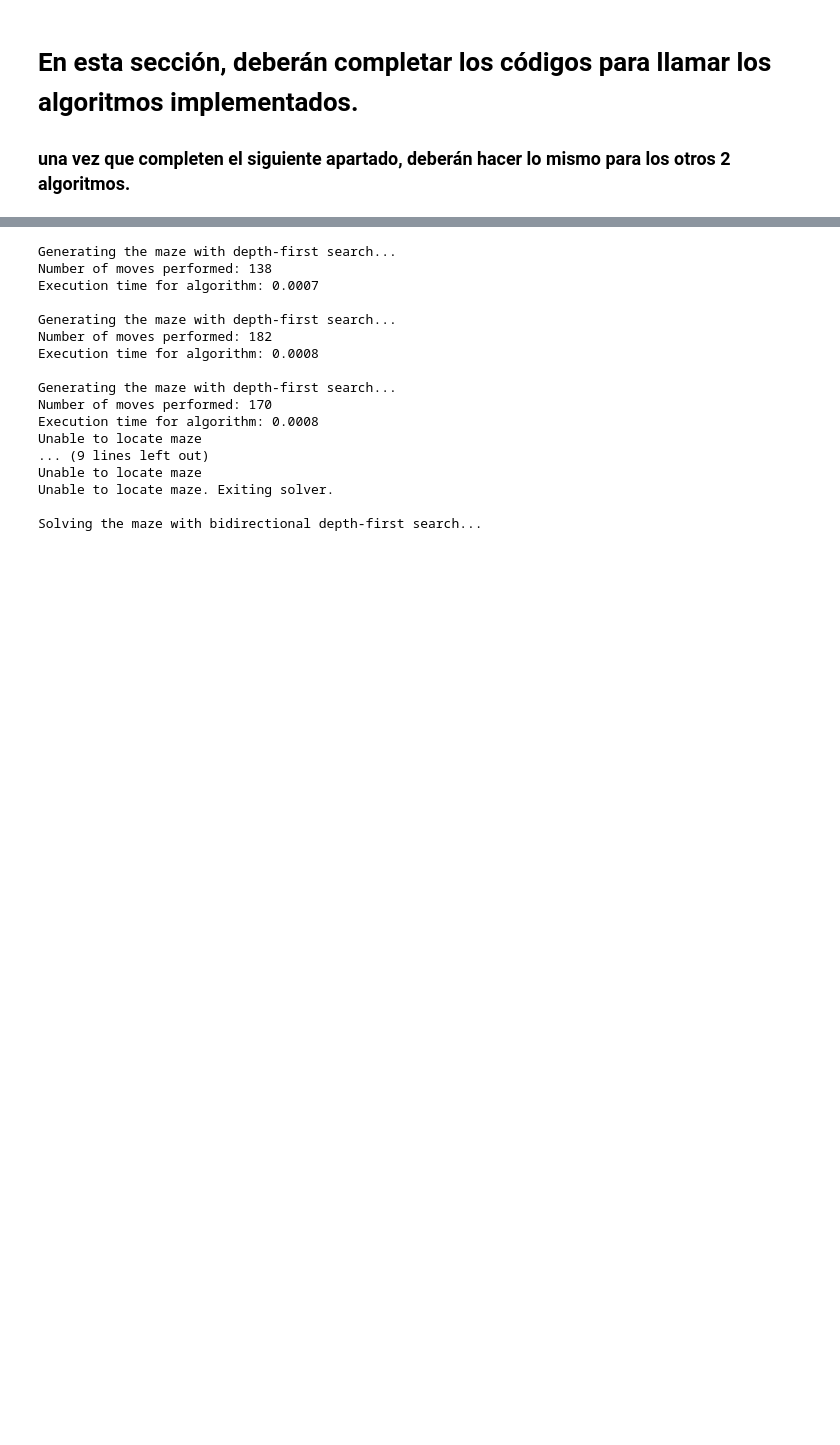
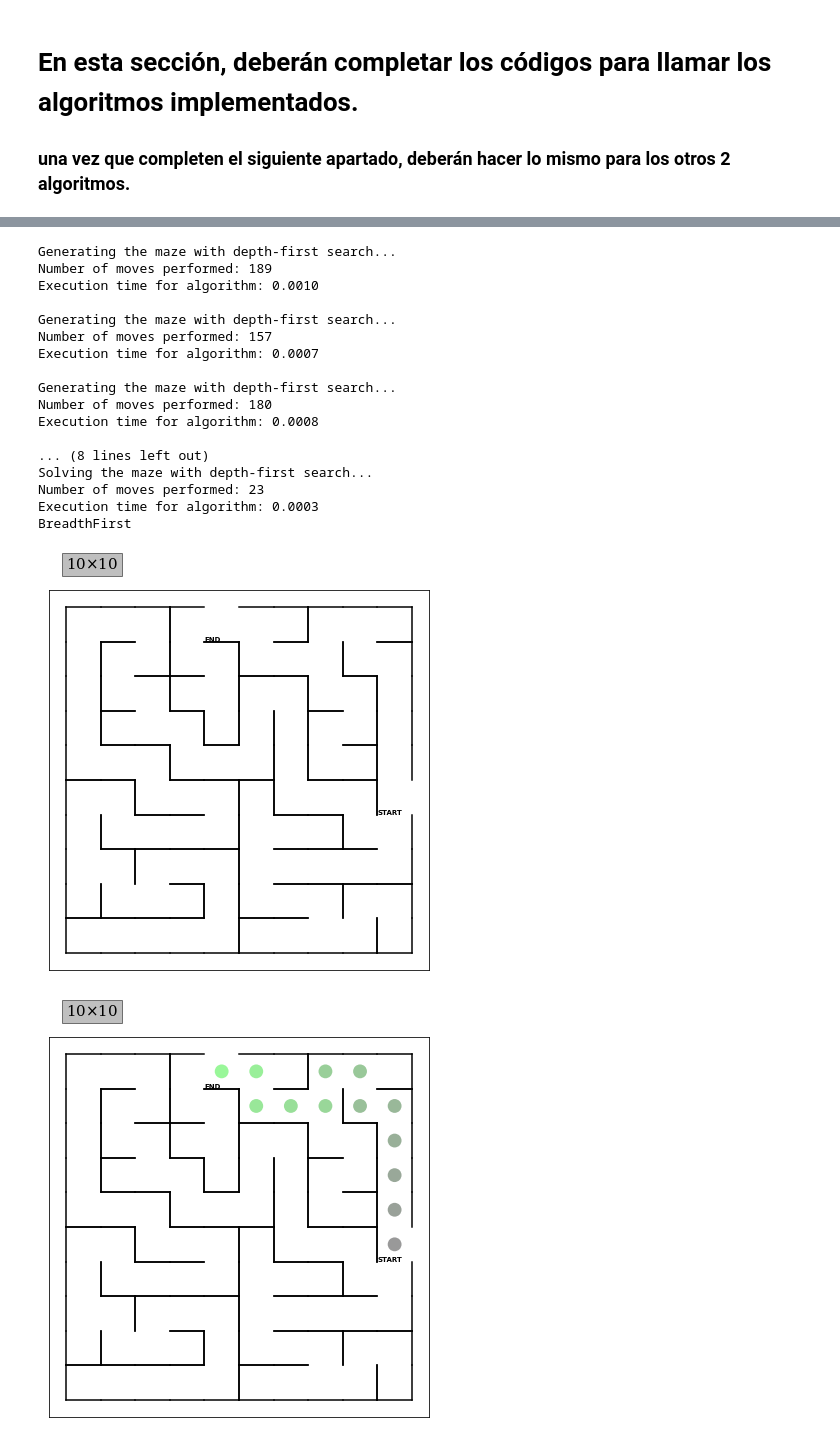
Before and after one commit to AxlSyr/ArtificialIntelligenceUAEM, a Jupyter notebook: Tarea_1_WoAns.ipynb, the cells around one changed output, grey strips where cells are left out. Drawn from its saved outputs; the diff is of its cells as text; code cells hidden in the pictures; blank space fills up the shorter version.

```diff
--- a/Tarea_1_WoAns.ipynb
+++ b/Tarea_1_WoAns.ipynb
@@ -1001,29 +1048,32 @@ if __name__ == "__main__":
     # Crea una instancia de la clase principal
     manager = MazeManager()
 
+    maze1 = Maze(10, 10, 1)
+    maze2 = Maze(10, 10, 2)
+    maze3 = Maze(10, 10, 3)
+
     # Crea un laberinto de 10x10
-    manager.add_existing_maze(Maze(10, 10, 1))
-    manager.add_existing_maze(Maze(10, 10, 2))
-    manager.add_existing_maze(Maze(10, 10, 3))
+    manager.add_existing_maze(maze1)
+    manager.add_existing_maze(maze2)
+    manager.add_existing_maze(maze3)
 
     # Resuelve el laberinto usando el algoritmo Bi Directional, para esto deberás revisar los códigos anteriores para entender
     # como mandarlo a llamar
-    manager.solve_maze(1, "DepthFirstBacktracker")
-    manager.solve_maze(2, "BiDirectional")
-    manager.solve_maze(3, "BreadthFirst")
-
-    manager.solve_maze(1, "DepthFirstBacktracker")
-    manager.solve_maze(2, "BiDirectional")
-    manager.solve_maze(3, "BreadthFirst")
+    manager.solve_maze(maze1.id, "BreadthFirst")
+    manager.solve_maze(maze2.id, "BiDirectional")
+    manager.solve_maze(maze3.id, "DepthFirstBacktracker")
 
     # Para mostrar el laberinto generado
     # Muestra la solución del laberinto Display the maze with the solution overlaid
-    manager.show_maze(1)
-    manager.show_solution(1)
+    print("BreadthFirst")
+    manager.show_maze(maze1.id)
+    manager.show_solution(maze1.id)
 
-    manager.show_maze(2)
-    manager.show_solution(2)
+    print("BiDirectional")
+    manager.show_maze(maze2.id)
+    manager.show_solution(maze2.id)
 
-    manager.show_maze(3)
-    manager.show_solution(3)
+    print("DepthFirstBacktracker")
+    manager.show_maze(maze3.id)
+    manager.show_solution(maze3.id)
 # %% [output]
@@ -1040,17 +1091,19 @@ DEBUG:root:Class BiDirectional solve called
 Generating the maze with depth-first search...
-Number of moves performed: 138
+Number of moves performed: 189
+Execution time for algorithm: 0.0010
+
+Generating the maze with depth-first search...
+Number of moves performed: 157
 Execution time for algorithm: 0.0007
 
 Generating the maze with depth-first search...
-Number of moves performed: 182
+Number of moves performed: 180
 Execution time for algorithm: 0.0008
 
-Generating the maze with depth-first search...
-Number of moves performed: 170
-Execution time for algorithm: 0.0008
-Unable to locate maze
-... (9 lines left out)
-Unable to locate maze
-Unable to locate maze. Exiting solver.
-
-Solving the maze with bidirectional depth-first search...
+... (8 lines left out)
+Solving the maze with depth-first search...
+Number of moves performed: 23
+Execution time for algorithm: 0.0003
+BreadthFirst
+[figure, added]
+[figure, added]
```
Also changed, not shown: parts of 6 cells of this notebook.
